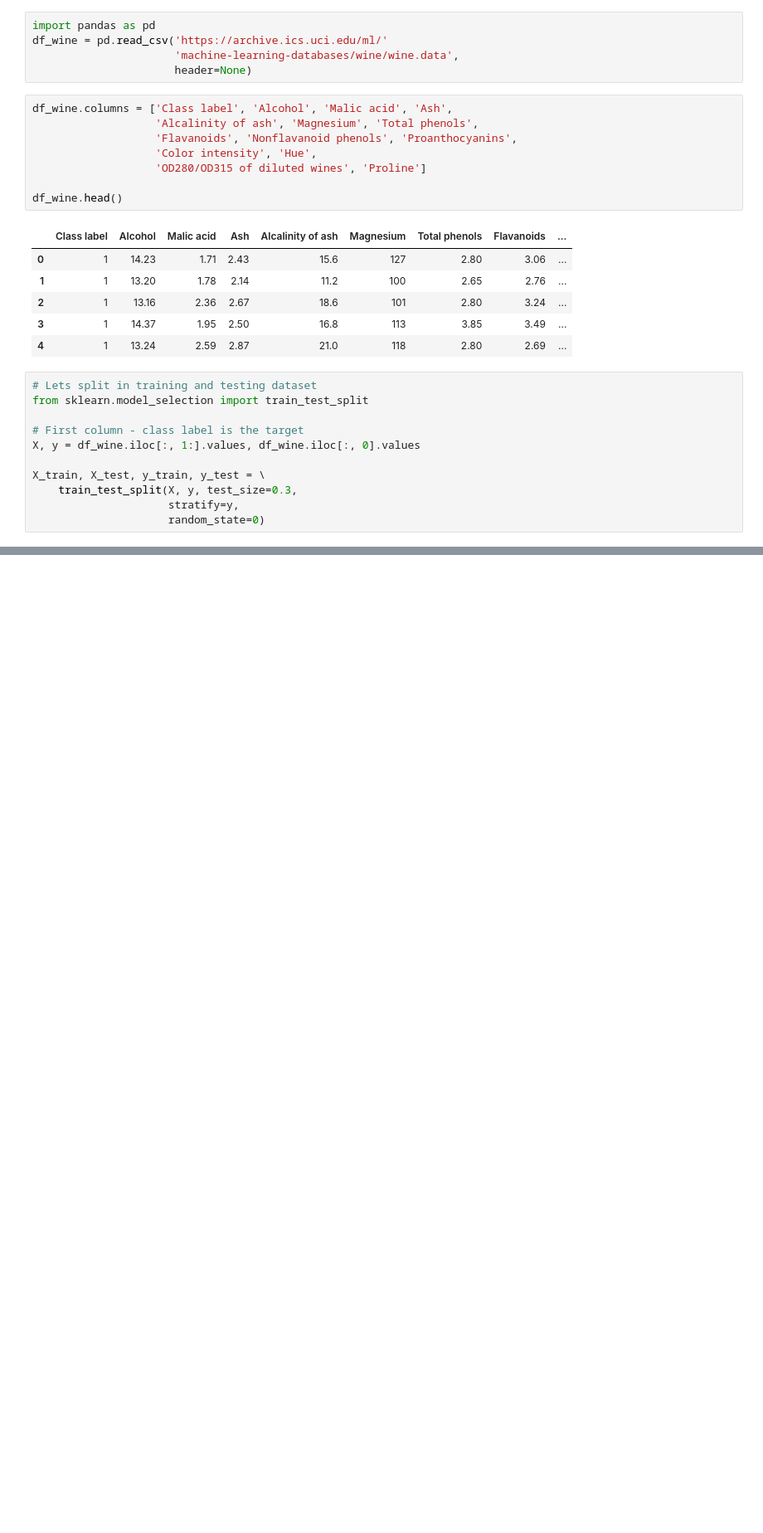
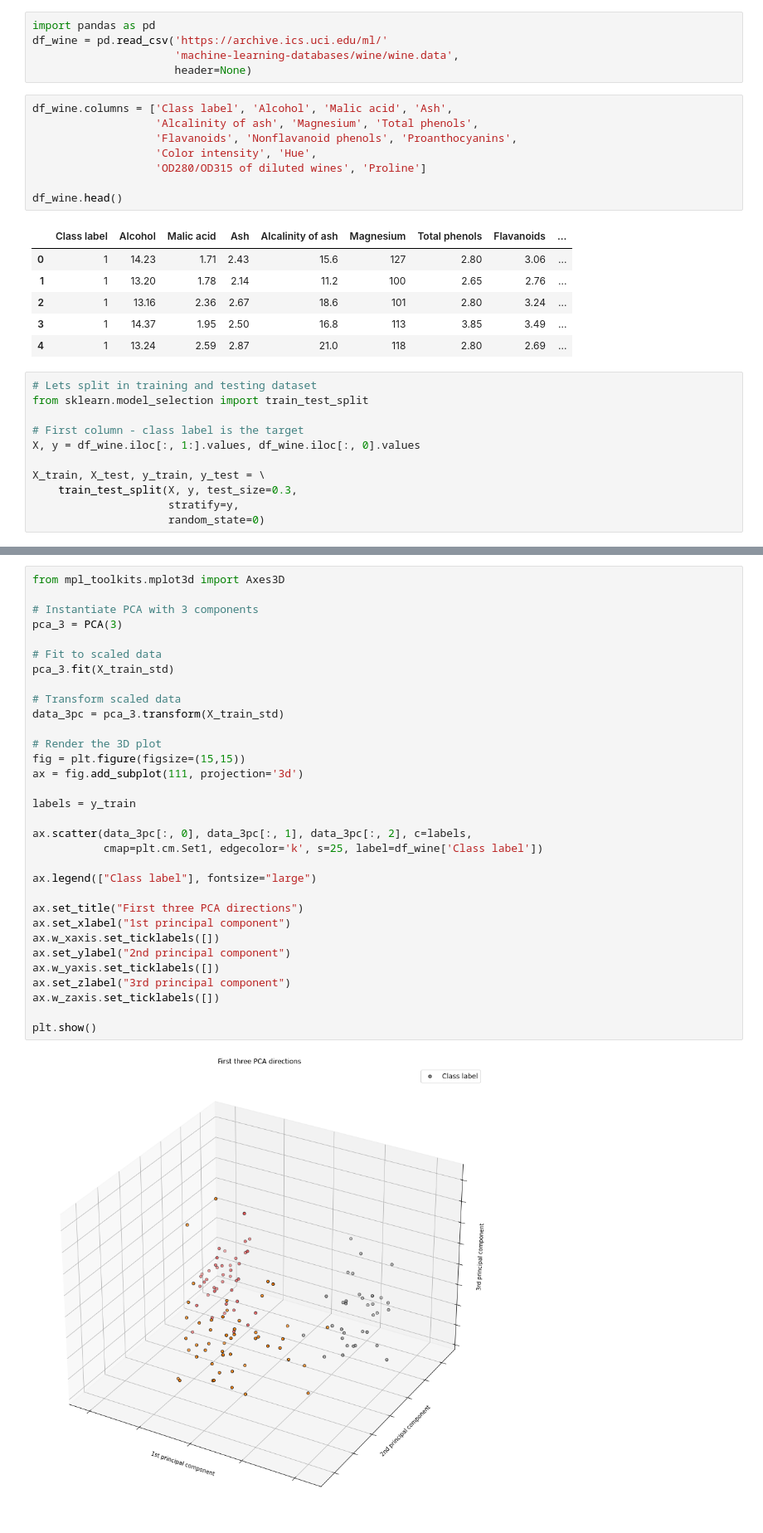
Before and after one commit to marcelcastrobr/notebooks, a Jupyter notebook: _notebooks/2021-09-21-PCA.ipynb, the cells around one changed output, grey strips where cells are left out. Shown at 83% size. Saved outputs shown, nothing was run; the diff lists cells and outputs as text; blank space fills up the shorter version.

```diff
--- a/_notebooks/2021-09-21-PCA.ipynb
+++ b/_notebooks/2021-09-21-PCA.ipynb
@@ -68,0 +200,34 @@ X_train, X_test, y_train, y_test = \
+# %%
+from mpl_toolkits.mplot3d import Axes3D
+
+# Instantiate PCA with 3 components
+pca_3 = PCA(3)
+
+# Fit to scaled data
+pca_3.fit(X_train_std)
+
+# Transform scaled data
+data_3pc = pca_3.transform(X_train_std)
+
+# Render the 3D plot
+fig = plt.figure(figsize=(15,15))
+ax = fig.add_subplot(111, projection='3d')
+
+labels = y_train
+
+ax.scatter(data_3pc[:, 0], data_3pc[:, 1], data_3pc[:, 2], c=labels,
+           cmap=plt.cm.Set1, edgecolor='k', s=25, label=df_wine['Class label'])
+
+ax.legend(["Class label"], fontsize="large")
+
+ax.set_title("First three PCA directions")
+ax.set_xlabel("1st principal component")
+ax.w_xaxis.set_ticklabels([])
+ax.set_ylabel("2nd principal component")
+ax.w_yaxis.set_ticklabels([])
+ax.set_zlabel("3rd principal component")
+ax.w_zaxis.set_ticklabels([])
+
+plt.show()
+# %% [output]
+[figure, added]
```
Also changed, not shown: parts of 21 cells of this notebook.
